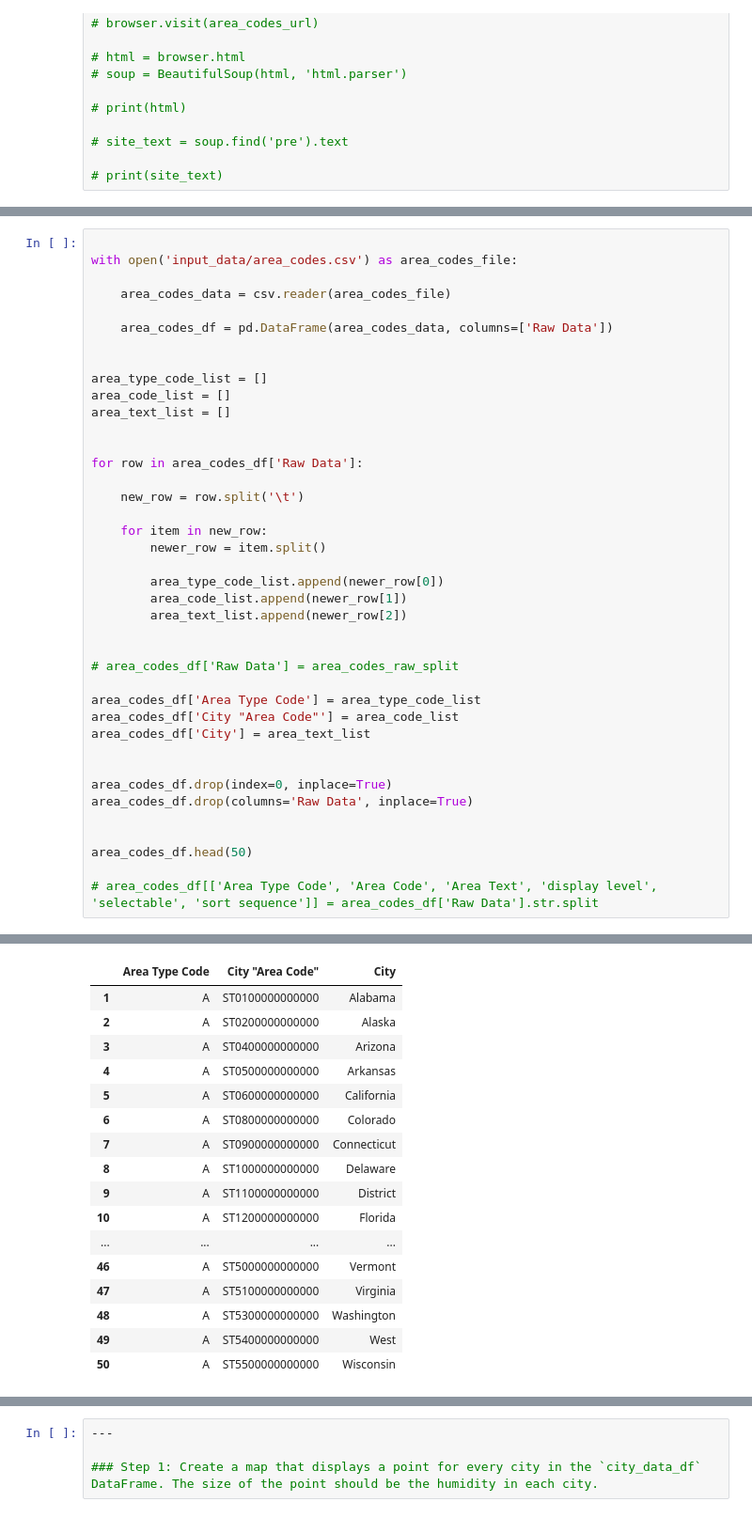
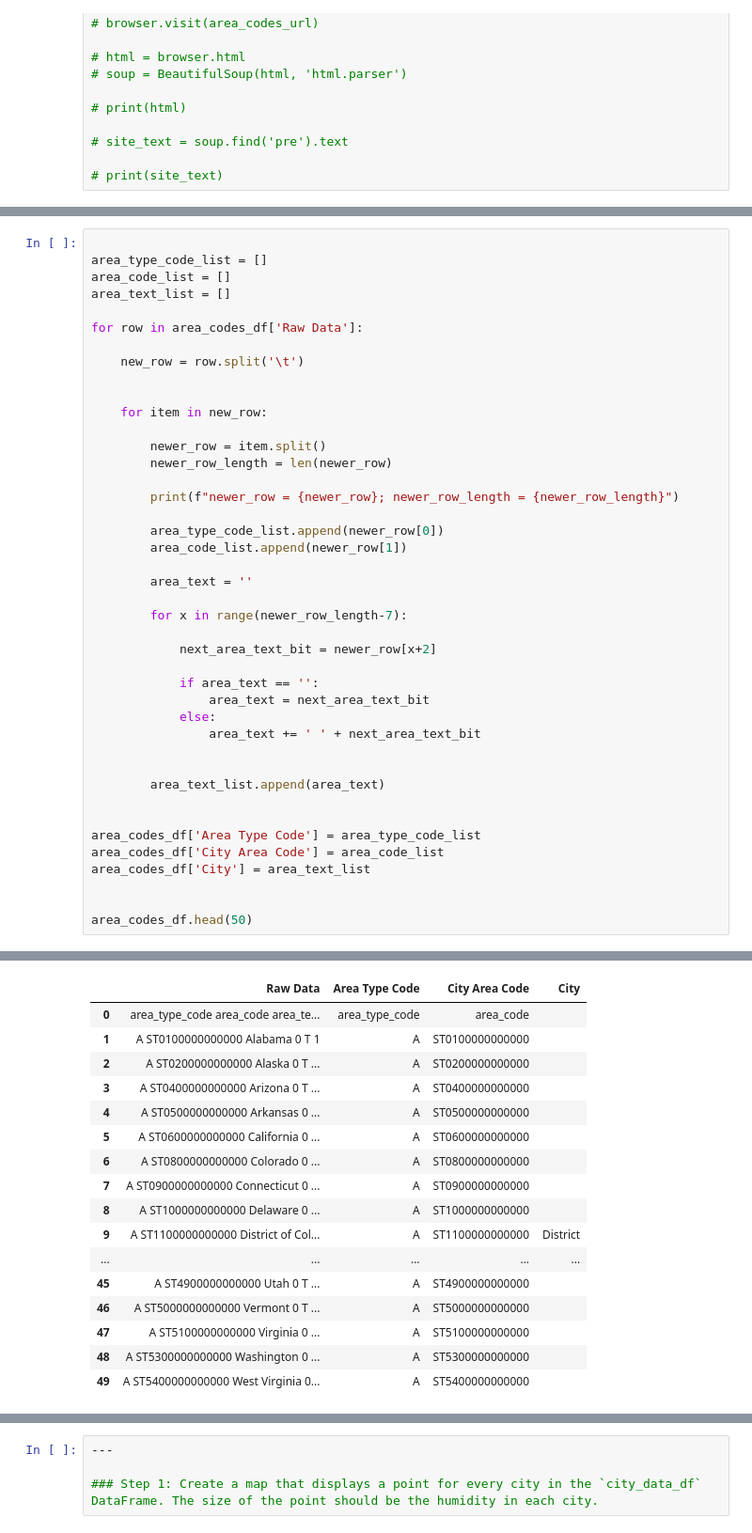
Before and after one commit to ryanmcr17/city-level-employment, a Jupyter notebook: employmentPy.ipynb, the cells around one changed output, grey strips where cells are left out. Shown at 94% size. Cells and saved outputs as stored; diff of their text form.

```diff
--- a/employmentPy.ipynb
+++ b/employmentPy.ipynb
@@ -100,41 +126,43 @@ metric_df.head(10)
 # %%
-
-with open('input_data/area_codes.csv') as area_codes_file:
-
-    area_codes_data = csv.reader(area_codes_file)
-
-    area_codes_df = pd.DataFrame(area_codes_data, columns=['Raw Data'])
-
 
 area_type_code_list = []
 area_code_list = []
 area_text_list = []
 
-
 for row in area_codes_df['Raw Data']:
 
     new_row = row.split('\t')
 
+
     for item in new_row:
+
         newer_row = item.split()
+        newer_row_length = len(newer_row)
+
+        print(f"newer_row = {newer_row}; newer_row_length = {newer_row_length}")
 
         area_type_code_list.append(newer_row[0])
         area_code_list.append(newer_row[1])
-        area_text_list.append(newer_row[2])
+
+        area_text = ''
+
+        for x in range(newer_row_length-7):
+
+            next_area_text_bit = newer_row[x+2]
+
+            if area_text == '':
+                area_text = next_area_text_bit
+            else:
+                area_text += ' ' + next_area_text_bit
 
 
-# area_codes_df['Raw Data'] = area_codes_raw_split
+        area_text_list.append(area_text)
+
 
 area_codes_df['Area Type Code'] = area_type_code_list
-area_codes_df['City "Area Code"'] = area_code_list
+area_codes_df['City Area Code'] = area_code_list
 area_codes_df['City'] = area_text_list
 
 
-area_codes_df.drop(index=0, inplace=True)
-area_codes_df.drop(columns='Raw Data', inplace=True)
-
-
 area_codes_df.head(50)
-
-# area_codes_df[['Area Type Code', 'Area Code', 'Area Text', 'display level', 'selectable', 'sort sequence']] = area_codes_df['Raw Data'].str.split
 # %% [output]
@@ -141,20 +186,20 @@ area_codes_df.head(50)
-|  | Area Type Code | City "Area Code" | City |
-| 1 | A | ST0100000000000 | Alabama |
-| 2 | A | ST0200000000000 | Alaska |
-| 3 | A | ST0400000000000 | Arizona |
-| 4 | A | ST0500000000000 | Arkansas |
-| 5 | A | ST0600000000000 | California |
-| 6 | A | ST0800000000000 | Colorado |
-| 7 | A | ST0900000000000 | Connecticut |
-| 8 | A | ST1000000000000 | Delaware |
-| 9 | A | ST1100000000000 | District |
-| 10 | A | ST1200000000000 | Florida |
-| ... | ... | ... | ... |
-| 46 | A | ST5000000000000 | Vermont |
-| 47 | A | ST5100000000000 | Virginia |
-| 48 | A | ST5300000000000 | Washington |
-| 49 | A | ST5400000000000 | West |
-| 50 | A | ST5500000000000 | Wisconsin |
+|  | Raw Data | Area Type Code | City Area Code | City |
+| 0 | ﻿area_type_code area_code area_te... | ﻿area_type_code | area_code |  |
+| 1 | A ST0100000000000 Alabama 0 T 1 | A | ST0100000000000 |  |
+| 2 | A ST0200000000000 Alaska 0 T ... | A | ST0200000000000 |  |
+| 3 | A ST0400000000000 Arizona 0 T ... | A | ST0400000000000 |  |
+| 4 | A ST0500000000000 Arkansas 0 ... | A | ST0500000000000 |  |
+| 5 | A ST0600000000000 California 0 ... | A | ST0600000000000 |  |
+| 6 | A ST0800000000000 Colorado 0 ... | A | ST0800000000000 |  |
+| 7 | A ST0900000000000 Connecticut 0 ... | A | ST0900000000000 |  |
+| 8 | A ST1000000000000 Delaware 0 ... | A | ST1000000000000 |  |
+| 9 | A ST1100000000000 District of Col... | A | ST1100000000000 | District |
+| ... | ... | ... | ... | ... |
+| 45 | A ST4900000000000 Utah 0 T ... | A | ST4900000000000 |  |
+| 46 | A ST5000000000000 Vermont 0 T ... | A | ST5000000000000 |  |
+| 47 | A ST5100000000000 Virginia 0 ... | A | ST5100000000000 |  |
+| 48 | A ST5300000000000 Washington 0 ... | A | ST5300000000000 |  |
+| 49 | A ST5400000000000 West Virginia 0... | A | ST5400000000000 |  |
 # %%
 # Narrow down to only rows with Area Type Code = 'G' ("Cities and towns above 25,000 population"), per https://download.bls.gov/pub/time.series/la/la.area_type
 
```
Also changed, not shown: parts of 12 cells of this notebook.
